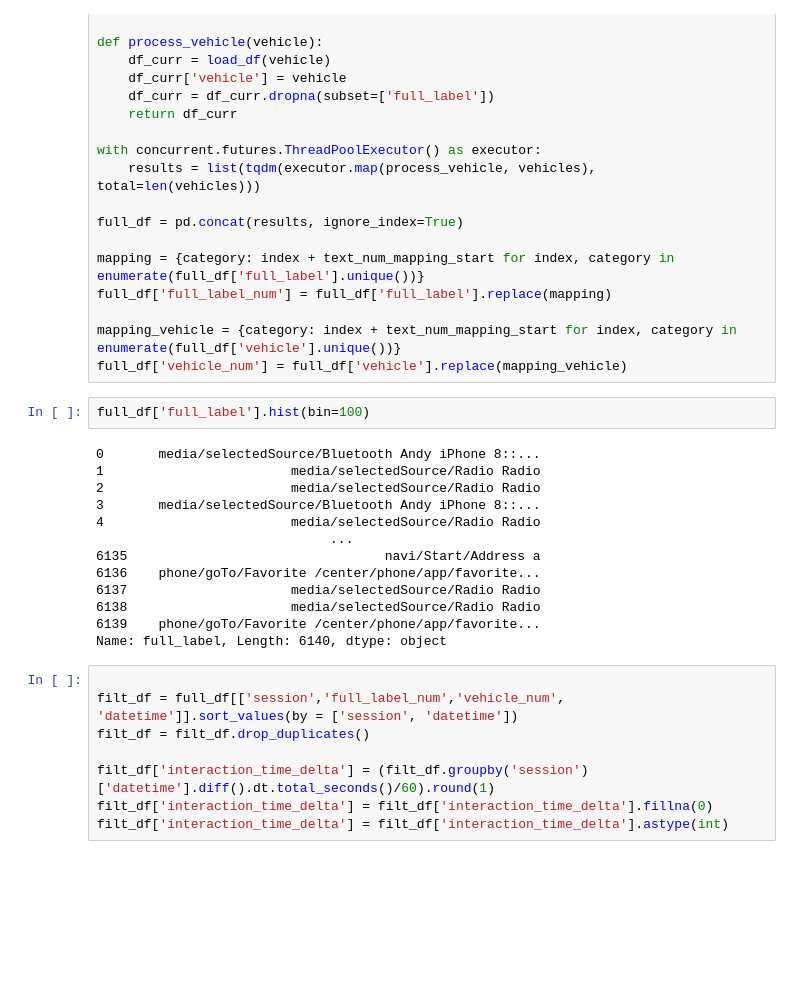
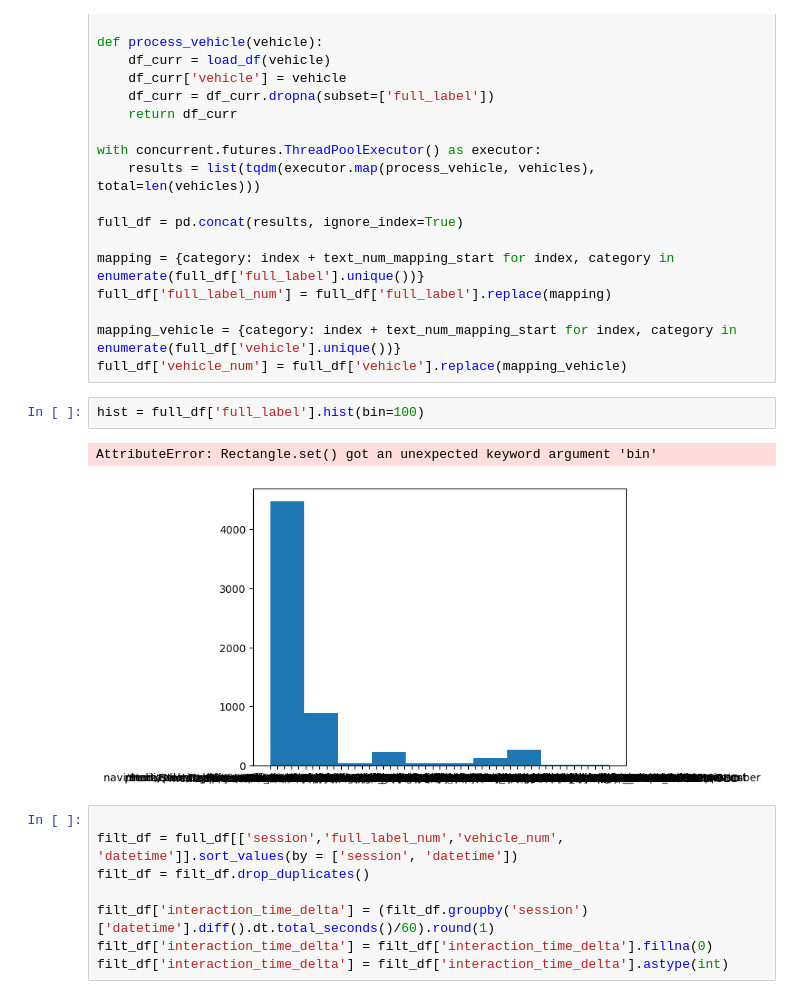
Before and after one commit to sreeragvn/CARSI-II-Master-Thesis-Context-Aware-Recsys, a Jupyter notebook: preprocessing/05_sequencing.ipynb, the cells around one changed output. Saved outputs shown, nothing was run; the diff lists cells and outputs as text; blank space fills up the shorter version.

```diff
--- a/preprocessing/05_sequencing.ipynb
+++ b/preprocessing/05_sequencing.ipynb
@@ -58,20 +58,10 @@ full_df['full_label_num'] = full_df['full_label'].replace(mapping)
 mapping_vehicle = {category: index + text_num_mapping_start for index, category in enumerate(full_df['vehicle'].unique())}
 full_df['vehicle_num'] = full_df['vehicle'].replace(mapping_vehicle)
 # %%
-full_df['full_label'].hist(bin=100)
+hist = full_df['full_label'].hist(bin=100)
 # %% [output]
-0       media/selectedSource/Bluetooth Andy iPhone 8::...
-1                        media/selectedSource/Radio Radio
-2                        media/selectedSource/Radio Radio
-3       media/selectedSource/Bluetooth Andy iPhone 8::...
-4                        media/selectedSource/Radio Radio
-                              ...
-6135                                 navi/Start/Address a
-6136    phone/goTo/Favorite /center/phone/app/favorite...
-6137                     media/selectedSource/Radio Radio
-6138                     media/selectedSource/Radio Radio
-6139    phone/goTo/Favorite /center/phone/app/favorite...
-Name: full_label, Length: 6140, dtype: object
+AttributeError: Rectangle.set() got an unexpected keyword argument 'bin'
+[figure, added]
 # %%
 
 filt_df = full_df[['session','full_label_num','vehicle_num', 'datetime']].sort_values(by = ['session', 'datetime'])
```
Also changed, not shown: 2 other files.
